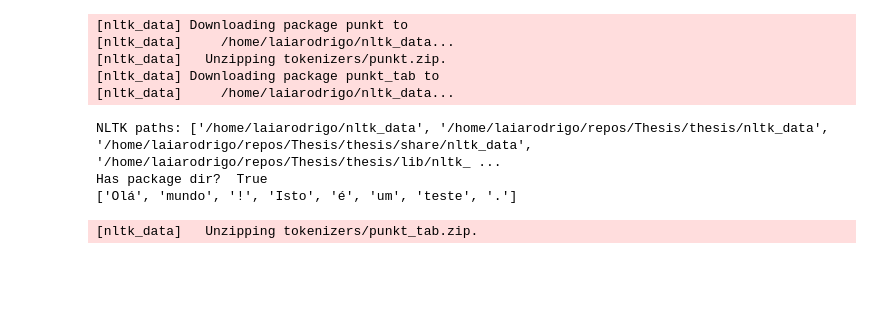
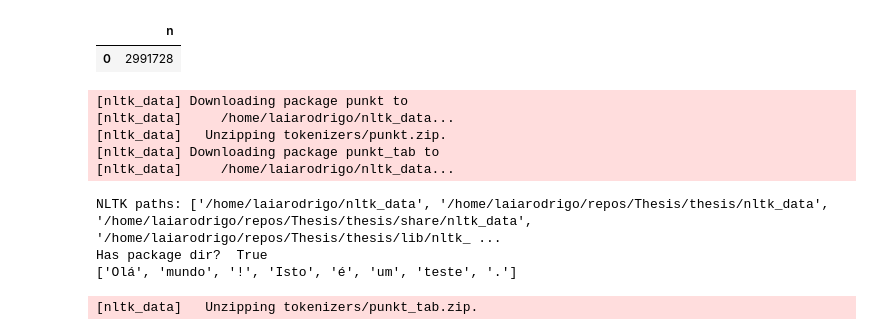
Before and after one commit to laiarodrigo/Thesis, a Jupyter notebook: eda's/06_accessing_PtBrVarId.ipynb, the cells around one changed output. Drawn from its saved outputs; the diff is of its cells as text; code cells hidden in the pictures; blank space fills up the shorter version.

```diff
--- a/eda's/06_accessing_PtBrVarId.ipynb
+++ b/eda's/06_accessing_PtBrVarId.ipynb
@@ -361,3 +760,19 @@ Since the GPL-licensed package `unidecode` is not installed, using Python's `uni
+# %%
+import duckdb, pandas as pd
+
+con = duckdb.connect(DB_PATH, read_only=True)
+total_rows = con.execute("""
+-- Exact total (processed only)
+SELECT COUNT(*) AS n
+FROM ptbrvarid
+WHERE dataset = 'PtBrVId';
+
+    """).fetchdf()
+
+total_rows
+# %% [output]
+|  | n |
+| 0 | 2991728 |
 # %%
 import os, nltk, pathlib
 
```
Also changed, not shown: parts of 12 cells of this notebook, 10 other files.
